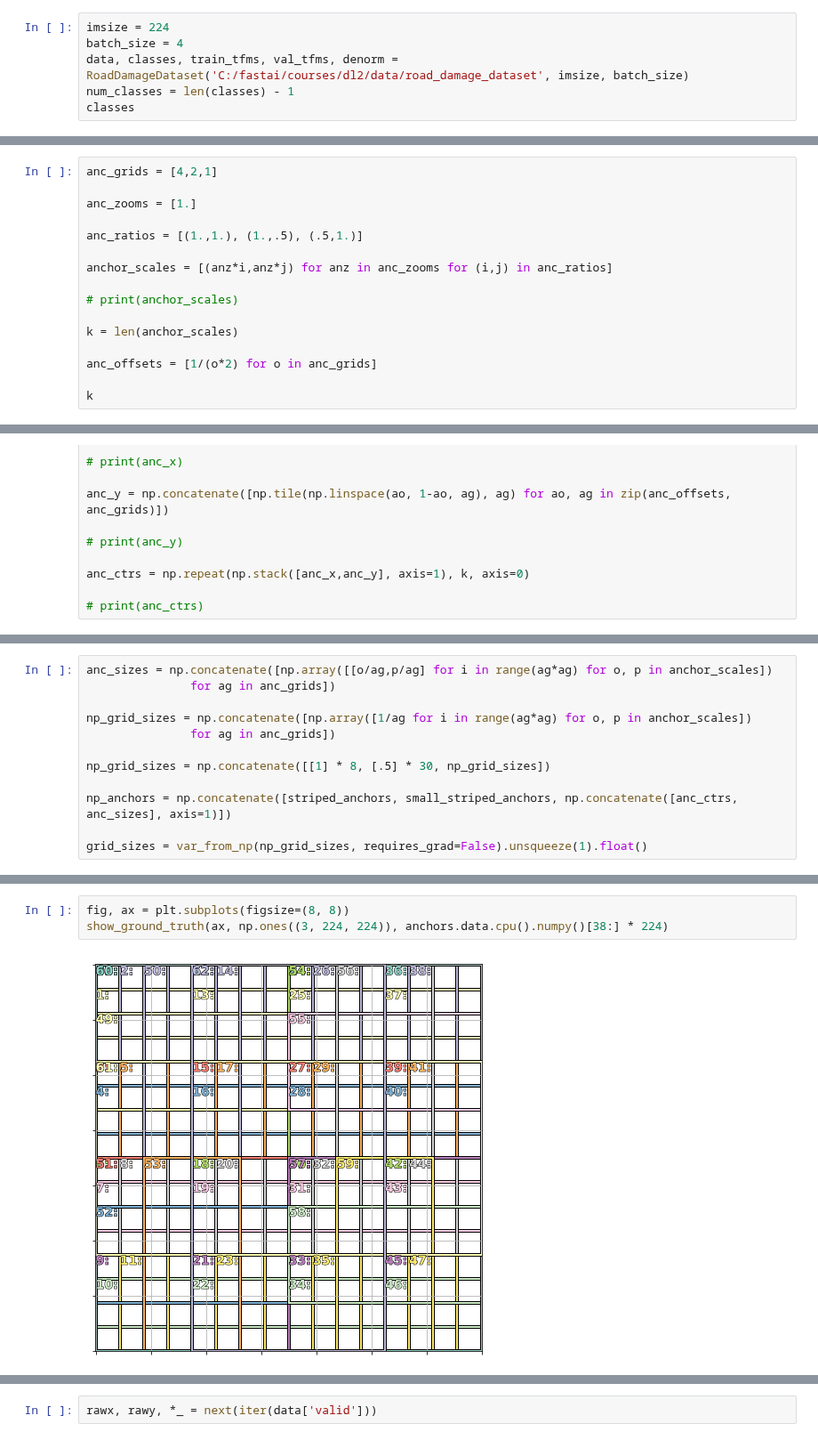
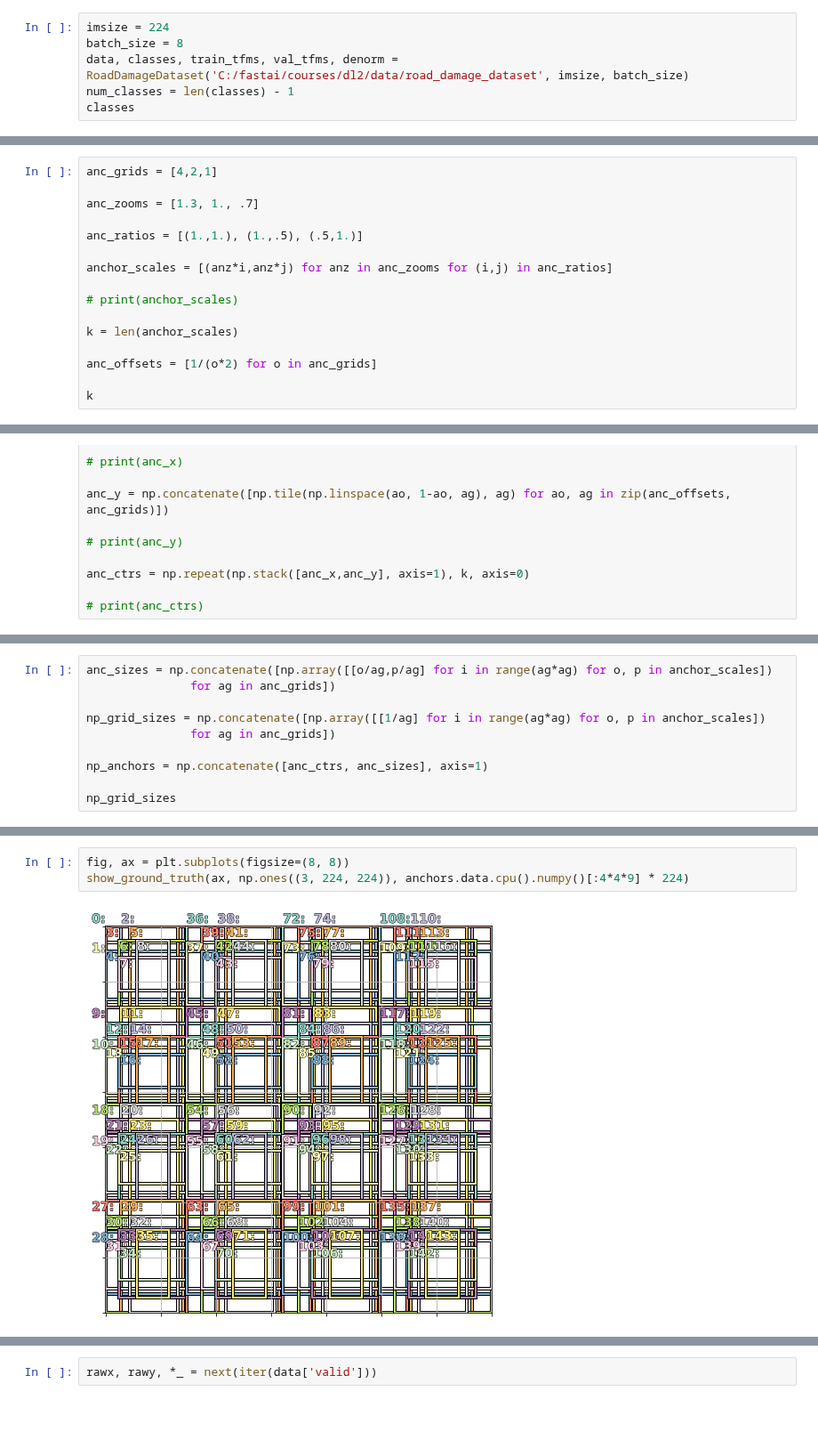
Before and after one commit to deepditch/deep.lib, a Jupyter notebook: RoadDamageSSD.ipynb, the cells around one changed output, grey strips where cells are left out. Shown at 89% size. Saved outputs shown, nothing was run; the diff lists cells and outputs as text; blank space fills up the shorter version.

```diff
--- a/RoadDamageSSD.ipynb
+++ b/RoadDamageSSD.ipynb
@@ -29,7 +29,7 @@ from Datasets.RoadDamage import RoadDamageDataset
 torch.cuda.set_device(0); torch.backends.cudnn.benchmark=True
 # %%
 imsize = 224
-batch_size = 4
+batch_size = 8
 data, classes, train_tfms, val_tfms, denorm = RoadDamageDataset('C:/fastai/courses/dl2/data/road_damage_dataset', imsize, batch_size)
 num_classes = len(classes) - 1
 classes
@@ -207,7 +231,7 @@ def var_from_np(arr, requires_grad=True):
 # %%
 anc_grids = [4,2,1]
 
-anc_zooms = [1.]
+anc_zooms = [1.3, 1., .7]
 
 anc_ratios = [(1.,1.), (1.,.5), (.5,1.)]
 
@@ -263,11 +262,9 @@ len(small_striped_anchors)
 anc_sizes = np.concatenate([np.array([[o/ag,p/ag] for i in range(ag*ag) for o, p in anchor_scales])
                for ag in anc_grids])
 
-np_grid_sizes = np.concatenate([np.array([1/ag for i in range(ag*ag) for o, p in anchor_scales])
+np_grid_sizes = np.concatenate([np.array([[1/ag] for i in range(ag*ag) for o, p in anchor_scales])
                for ag in anc_grids])
 
-np_grid_sizes = np.concatenate([[1] * 8, [.5] * 30, np_grid_sizes])
+np_anchors = np.concatenate([anc_ctrs, anc_sizes], axis=1)
 
-np_anchors = np.concatenate([striped_anchors, small_striped_anchors, np.concatenate([anc_ctrs, anc_sizes], axis=1)])
-
-grid_sizes = var_from_np(np_grid_sizes, requires_grad=False).unsqueeze(1).float()
+np_grid_sizes
@@ -295,5 +331,5 @@ Variable containing:
 # %%
 fig, ax = plt.subplots(figsize=(8, 8))
-show_ground_truth(ax, np.ones((3, 224, 224)), anchors.data.cpu().numpy()[38:] * 224)
+show_ground_truth(ax, np.ones((3, 224, 224)), anchors.data.cpu().numpy()[:4*4*9] * 224)
 # %% [output]
-[figure, old version]
+[figure, new version]
```
Also changed, not shown: parts of 28 cells of this notebook, 1 other file.
